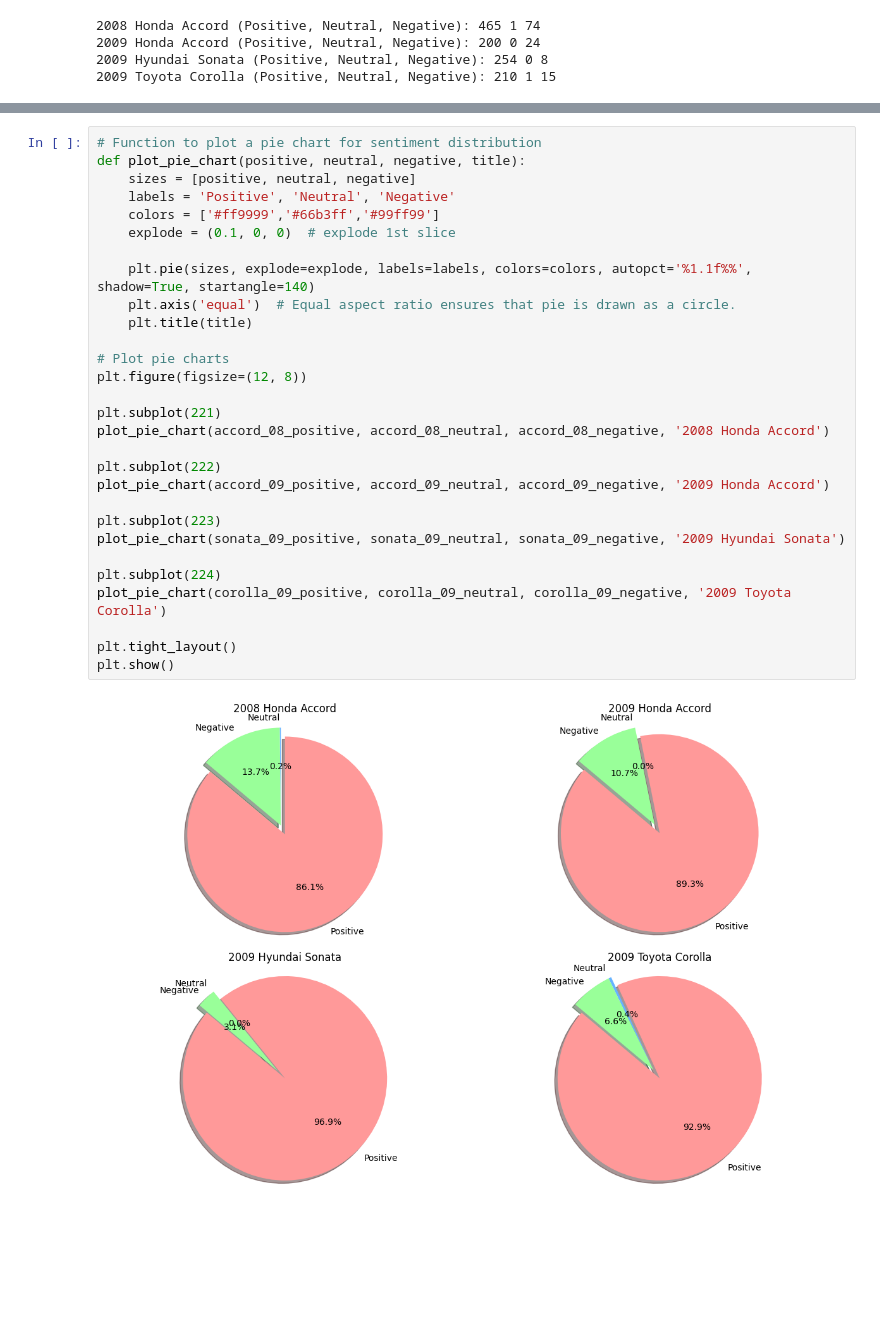
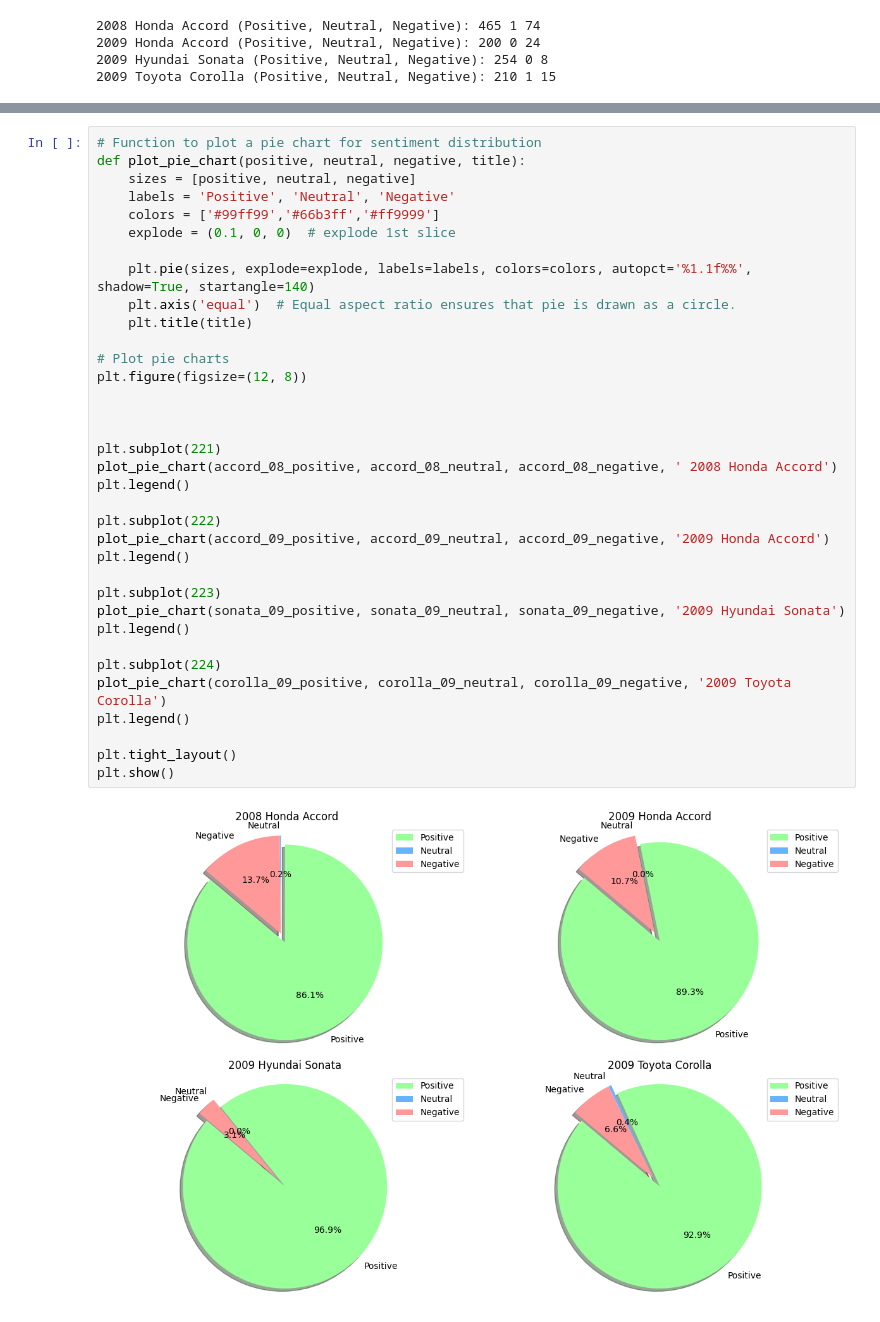
Before and after one commit to S3Stan/STK353_Group_Project, a Jupyter notebook: Final_Project_STK_353.ipynb, the cells around one changed output, grey strips where cells are left out. Saved outputs shown, nothing was run; the diff lists cells and outputs as text; blank space fills up the shorter version.

```diff
--- a/Final_Project_STK_353.ipynb
+++ b/Final_Project_STK_353.ipynb
@@ -599,34 +373,40 @@ plt.show()
 # %%
 # Function to plot a pie chart for sentiment distribution
 def plot_pie_chart(positive, neutral, negative, title):
     sizes = [positive, neutral, negative]
     labels = 'Positive', 'Neutral', 'Negative'
-    colors = ['#ff9999','#66b3ff','#99ff99']
+    colors = ['#99ff99','#66b3ff','#ff9999']
     explode = (0.1, 0, 0)  # explode 1st slice
 
     plt.pie(sizes, explode=explode, labels=labels, colors=colors, autopct='%1.1f%%', shadow=True, startangle=140)
     plt.axis('equal')  # Equal aspect ratio ensures that pie is drawn as a circle.
     plt.title(title)
 
 # Plot pie charts
 plt.figure(figsize=(12, 8))
 
+
+
 plt.subplot(221)
-plot_pie_chart(accord_08_positive, accord_08_neutral, accord_08_negative, '2008 Honda Accord')
+plot_pie_chart(accord_08_positive, accord_08_neutral, accord_08_negative, ' 2008 Honda Accord')
+plt.legend()
 
 plt.subplot(222)
 plot_pie_chart(accord_09_positive, accord_09_neutral, accord_09_negative, '2009 Honda Accord')
+plt.legend()
 
 plt.subplot(223)
 plot_pie_chart(sonata_09_positive, sonata_09_neutral, sonata_09_negative, '2009 Hyundai Sonata')
+plt.legend()
 
 plt.subplot(224)
 plot_pie_chart(corolla_09_positive, corolla_09_neutral, corolla_09_negative, '2009 Toyota Corolla')
+plt.legend()
 
 plt.tight_layout()
 plt.show()
 # %% [output]
-[figure, old version]
+[figure, new version]
 # %%
 from wordcloud import WordCloud, STOPWORDS
 import matplotlib.pyplot as plt
```
Also changed, not shown: parts of 23 cells of this notebook.
